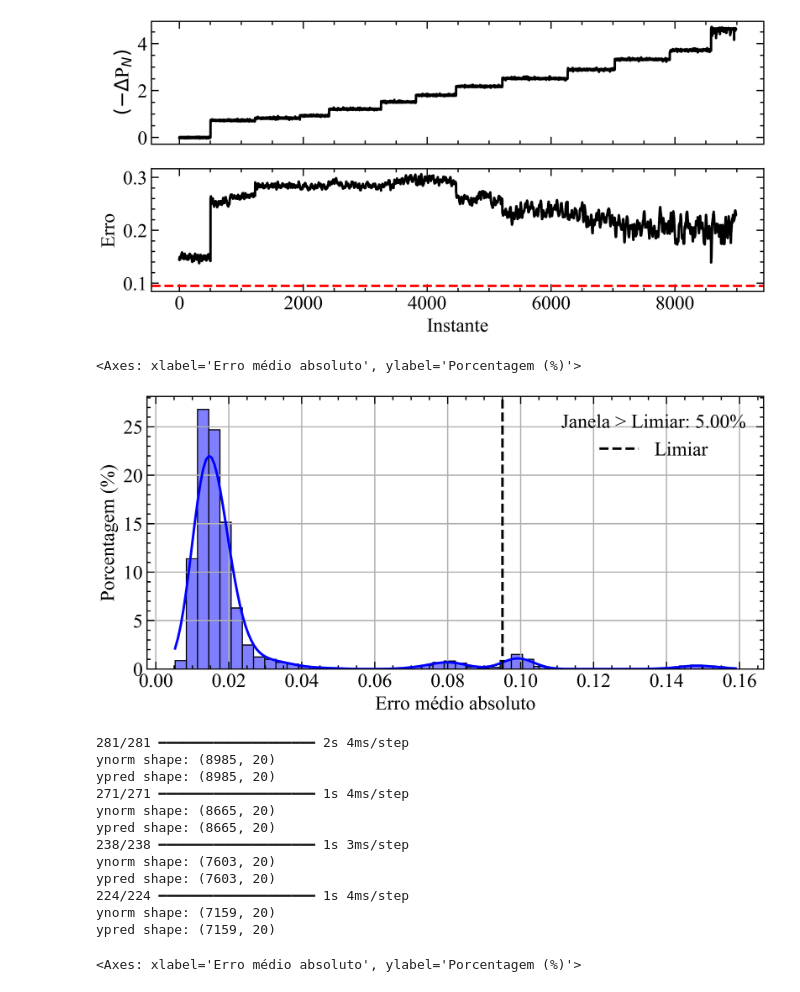
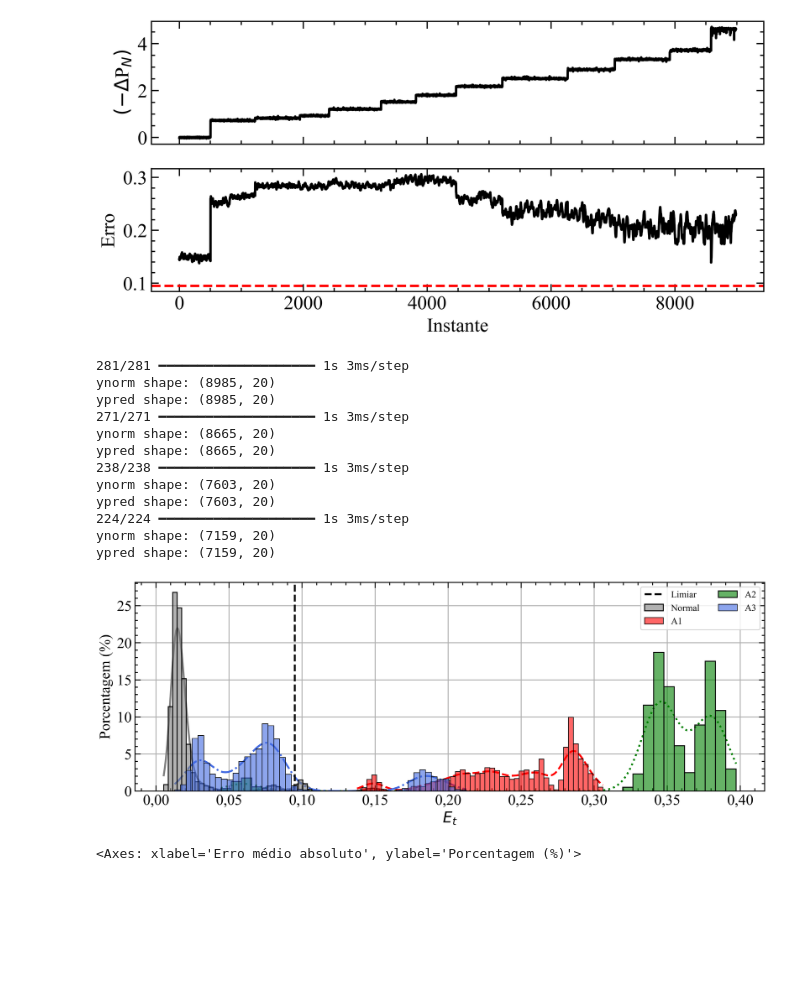
Before and after one commit to ViniMelloeMuller/fluidization-AE, a Jupyter notebook: notebooks/anomalies.ipynb, the cells around one changed output. Cells and saved outputs as stored; diff of their text form; code cells hidden in the pictures; blank space fills up the shorter version.

```diff
--- a/notebooks/anomalies.ipynb
+++ b/notebooks/anomalies.ipynb
@@ -204,26 +220,28 @@ ynorm shape: (8985, 20)
 ypred shape: (8985, 20)
 Text(0.5, 0, 'Instante')
 [figure]
-# %%
-plot_error_dist(normal_err, threshold, "blue")
-# %% [output]
-<Axes: xlabel='Erro médio absoluto', ylabel='Porcentagem (%)'>
-[figure, removed]
-# %%
-errors = [get_error_dist(xanomaly, yanomaly) for xanomaly, yanomaly in zip(Xanomalies, Yanomalies)]
-# %% [output]
-281/281 ━━━━━━━━━━━━━━━━━━━━ 2s 4ms/step
-ynorm shape: (8985, 20)
-ypred shape: (8985, 20)
-271/271 ━━━━━━━━━━━━━━━━━━━━ 1s 4ms/step
-ynorm shape: (8665, 20)
-ypred shape: (8665, 20)
-238/238 ━━━━━━━━━━━━━━━━━━━━ 1s 3ms/step
-ynorm shape: (7603, 20)
-ypred shape: (7603, 20)
-224/224 ━━━━━━━━━━━━━━━━━━━━ 1s 4ms/step
-ynorm shape: (7159, 20)
-ypred shape: (7159, 20)
+# %%
+all_errors = [normal_err] + [get_error_dist(xanomaly, yanomaly) for xanomaly, yanomaly in zip(Xanomalies, Yanomalies)]
+all_labels = ["Normal"] + [f"A{i+1}" for i in range(len(Xanomalies))]
+all_colors = ["grey"] + ["red", "green", "royalblue"]
+
+IDX: int = 4
+fig, ax = plot_error_dist(all_errors[:IDX], threshold, all_colors[:IDX], all_labels[:IDX])
+plt.savefig("../images/error_dist.png", dpi=300, bbox_inches="tight")
+# %% [output]
+281/281 ━━━━━━━━━━━━━━━━━━━━ 1s 3ms/step
+ynorm shape: (8985, 20)
+ypred shape: (8985, 20)
+271/271 ━━━━━━━━━━━━━━━━━━━━ 1s 3ms/step
+ynorm shape: (8665, 20)
+ypred shape: (8665, 20)
+238/238 ━━━━━━━━━━━━━━━━━━━━ 1s 3ms/step
+ynorm shape: (7603, 20)
+ypred shape: (7603, 20)
+224/224 ━━━━━━━━━━━━━━━━━━━━ 1s 3ms/step
+ynorm shape: (7159, 20)
+ypred shape: (7159, 20)
+[figure, added]
 # %%
 plot_error_dist(errors[0], threshold, "red")
 # %% [output]
```
Also changed, not shown: parts of 5 cells of this notebook, 1 other file.
